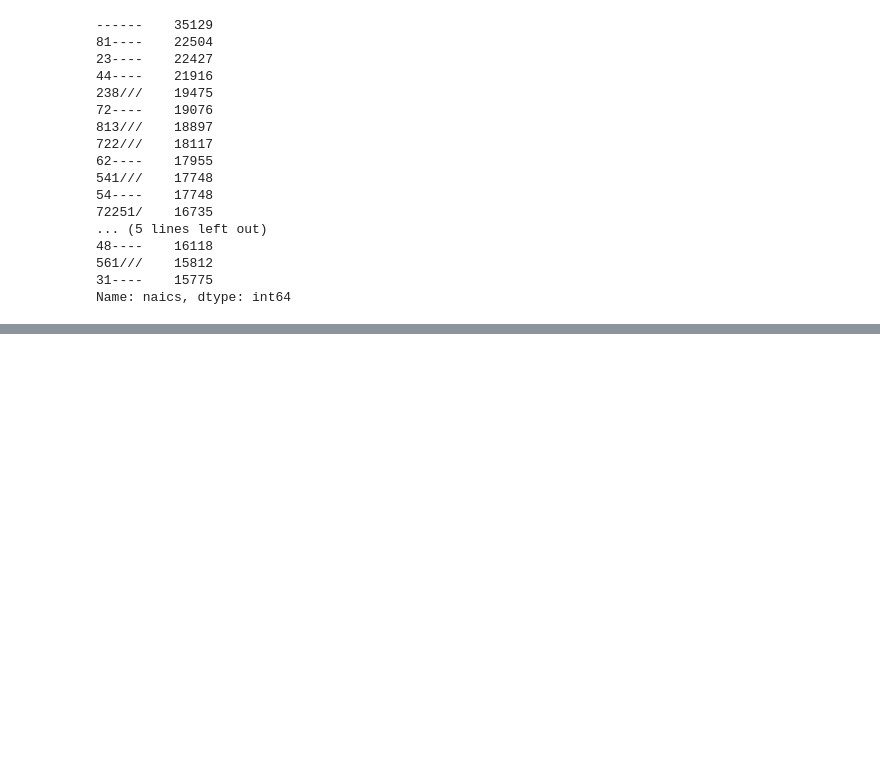
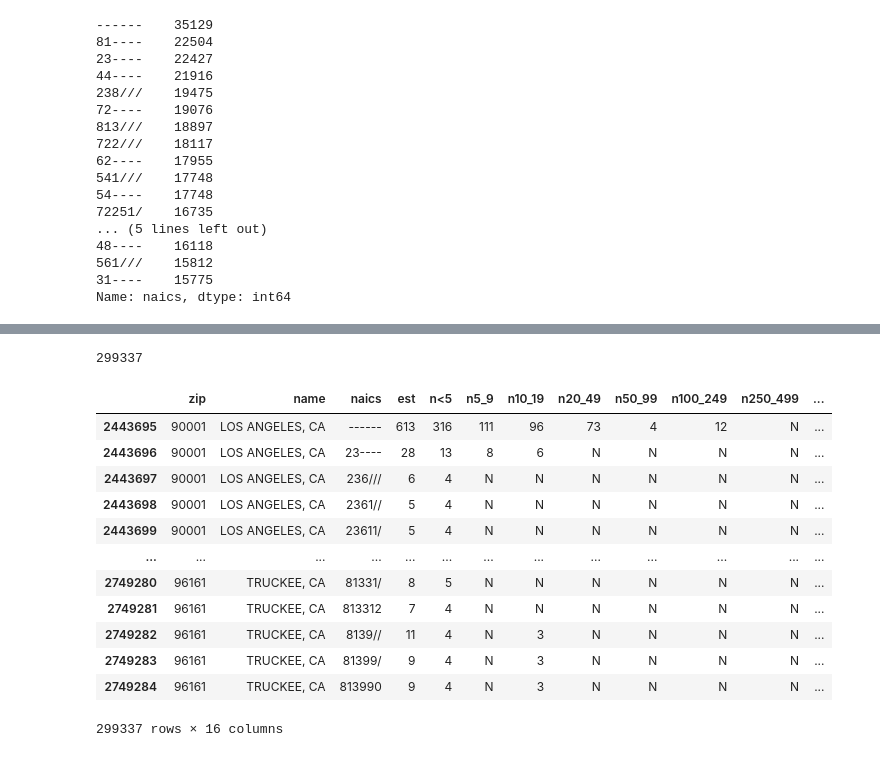
Before and after one commit to gigi-codes/warehouse_density, a Jupyter notebook: David/4_summarizingZipsandWarehouses.ipynb, the cells around one changed output, grey strips where cells are left out. Cells and saved outputs as stored; diff of their text form; code cells hidden in the pictures; blank space fills up the shorter version.

```diff
--- a/David/4_summarizingZipsandWarehouses.ipynb
+++ b/David/4_summarizingZipsandWarehouses.ipynb
@@ -116,0 +108,13 @@ pwd
+# %%
+import json
+
+dicts_filepath = '../CA_zip_tract_translation/'
+
+tract_to_zip_dict_filepath = dicts_filepath + 'tract_to_zip.json'
+zip_to_tract_dict_filepath = dicts_filepath + 'zip_to_tract.json'
+
+with open (tract_to_zip_dict_filepath, 'r') as my_ttz_file:
+    tract_to_zip = json.load(my_ttz_file)
+
+with open (zip_to_tract_dict_filepath, 'r') as my_ztt_file:
+    zip_to_tract = json.load(my_ztt_file)
@@ -116,0 +158,26 @@ pwd
+# %%
+#there are almost 300000 observations from california in zbp19.
+
+#make a table of bools to mask the non-calis
+zbp19_cali_truths = zbp19['zip'].apply(lambda zip_code: str(zip_code) in all_cali_zips)
+zbp19_cali_truths.sum()
+# %% [output]
+299337
+# %%
+#mask the non-calis with that truth table.
+zbp19_cali = zbp19[zbp19_cali_truths]
+zbp19_cali
+# %% [output]
+|  | zip | name | naics | est | n<5 | n5_9 | n10_19 | n20_49 | n50_99 | n100_249 | n250_499 | ... |
+| 2443695 | 90001 | LOS ANGELES, CA | ------ | 613 | 316 | 111 | 96 | 73 | 4 | 12 | N | ... |
+| 2443696 | 90001 | LOS ANGELES, CA | 23---- | 28 | 13 | 8 | 6 | N | N | N | N | ... |
+| 2443697 | 90001 | LOS ANGELES, CA | 236/// | 6 | 4 | N | N | N | N | N | N | ... |
+| 2443698 | 90001 | LOS ANGELES, CA | 2361// | 5 | 4 | N | N | N | N | N | N | ... |
+| 2443699 | 90001 | LOS ANGELES, CA | 23611/ | 5 | 4 | N | N | N | N | N | N | ... |
+| ... | ... | ... | ... | ... | ... | ... | ... | ... | ... | ... | ... | ... |
+| 2749280 | 96161 | TRUCKEE, CA | 81331/ | 8 | 5 | N | N | N | N | N | N | ... |
+| 2749281 | 96161 | TRUCKEE, CA | 813312 | 7 | 4 | N | N | N | N | N | N | ... |
+| 2749282 | 96161 | TRUCKEE, CA | 8139// | 11 | 4 | N | 3 | N | N | N | N | ... |
+| 2749283 | 96161 | TRUCKEE, CA | 81399/ | 9 | 4 | N | 3 | N | N | N | N | ... |
+| 2749284 | 96161 | TRUCKEE, CA | 813990 | 9 | 4 | N | 3 | N | N | N | N | ... |
+299337 rows × 16 columns
```
Also changed, not shown: parts of 39 cells of this notebook, 5 other files.
